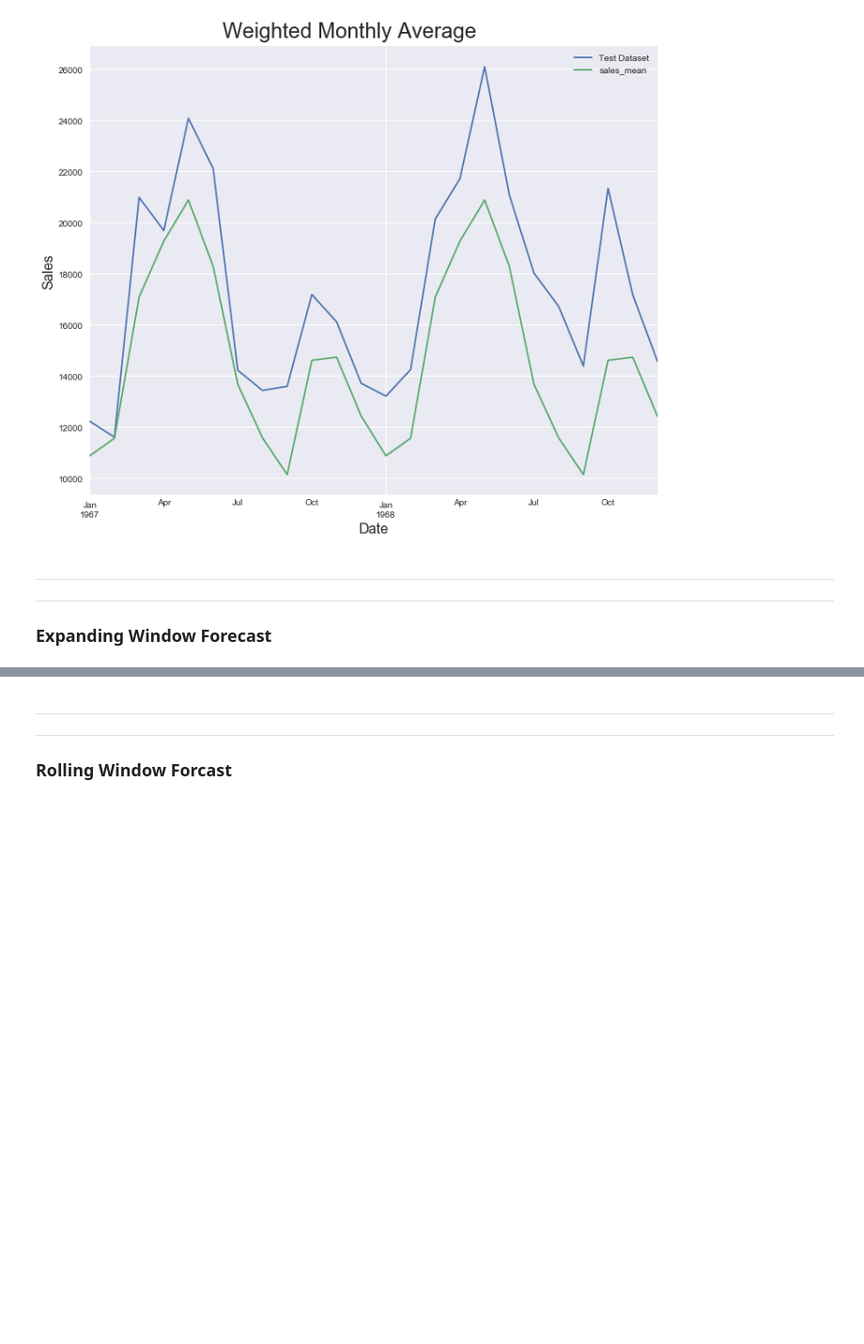
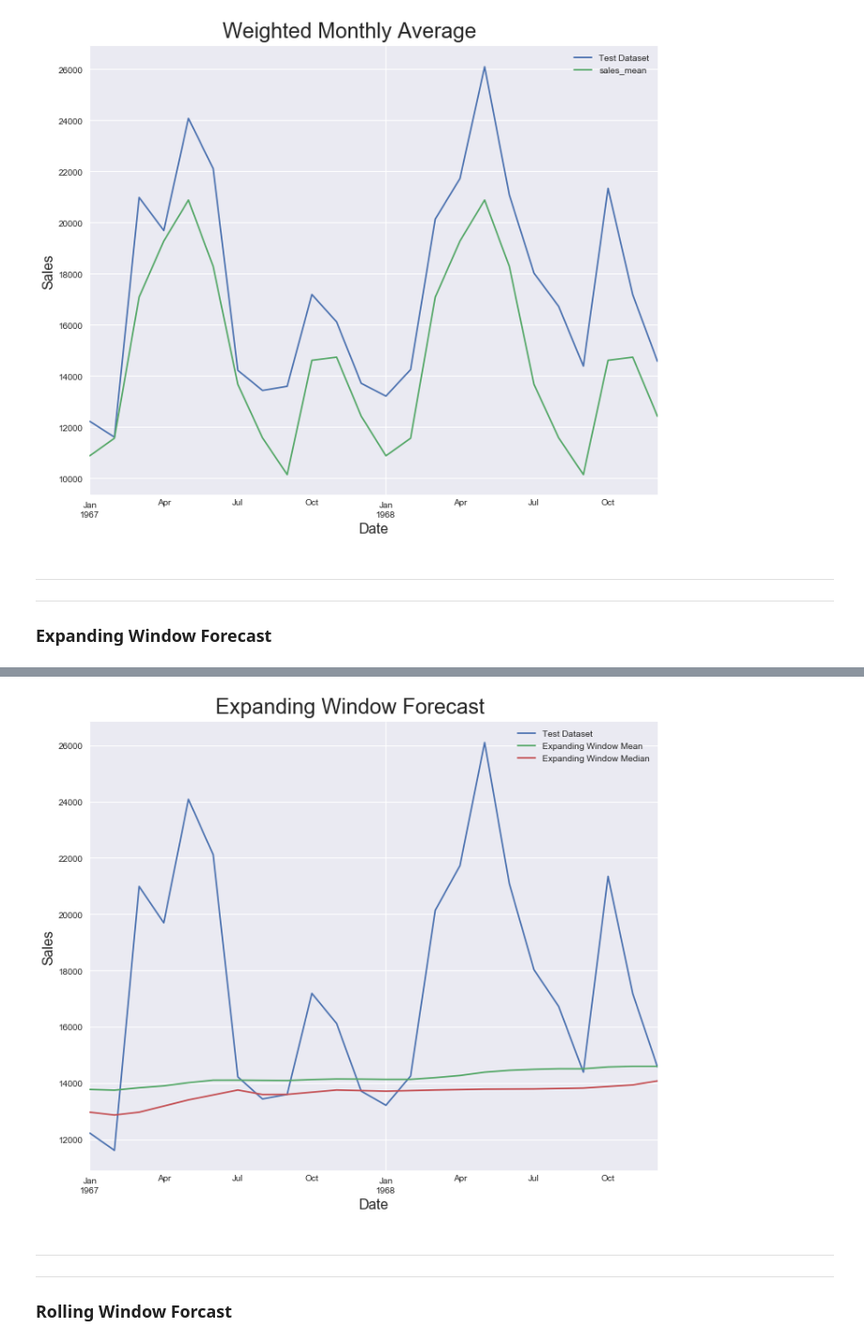
Before and after one commit to TimothyHelton/k2datascience, a Jupyter notebook: notebooks/Time_Series_Forcasting.ipynb, the cells around one changed output, grey strips where cells are left out. Shown at 94% size. Saved outputs shown, nothing was run; the diff lists cells and outputs as text; code cells hidden in the pictures; blank space fills up the shorter version.

Commit message:
FEAT: add Expanding Window Forcast model

```diff
--- a/notebooks/Time_Series_Forcasting.ipynb
+++ b/notebooks/Time_Series_Forcasting.ipynb
@@ -231,0 +236,8 @@ plt.tight_layout();
+# %%
+window_mean = data.sales.expanding().mean()
+window_median = data.sales.expanding().median()
+window_statistics = pd.concat([data.date,
+                               window_mean,
+                               window_median], axis=1)
+window_statistics.columns = ['date', 'win_mean', 'win_median']
+window_statistics[-train_duration:]
@@ -232,3 +262,27 @@ plt.tight_layout();
+# %%
+suptitle = 'Expanding Window Forecast'
+
+suptitle_size = 24
+label_size = 16
+
+fig = plt.figure(f'{suptitle}', figsize=(10, 8),
+                 facecolor='white', edgecolor='black')
+rows, cols = (1, 1)
+ax1 = plt.subplot2grid((rows, cols), (0, 0))
+
+test.plot(x='date', y='sales', label='Test Dataset', ax=ax1)
+window_statistics[-train_duration:].plot(x='date', y='win_mean',
+                       label='Expanding Window Mean', ax=ax1)
+window_statistics[-train_duration:].plot(x='date', y='win_median',
+                       label='Expanding Window Median', ax=ax1)
+
+ax1.set_xlabel('Date', fontsize=label_size)
+ax1.set_ylabel('Sales', fontsize=label_size)
+
+fig.suptitle(suptitle, fontsize=suptitle_size, y=1.03)
+plt.tight_layout();
+# %% [output]
+[figure, added]
 # %% [markdown]
 ---
 
```
Also changed, not shown: parts of 6 cells of this notebook, 1 other file.
